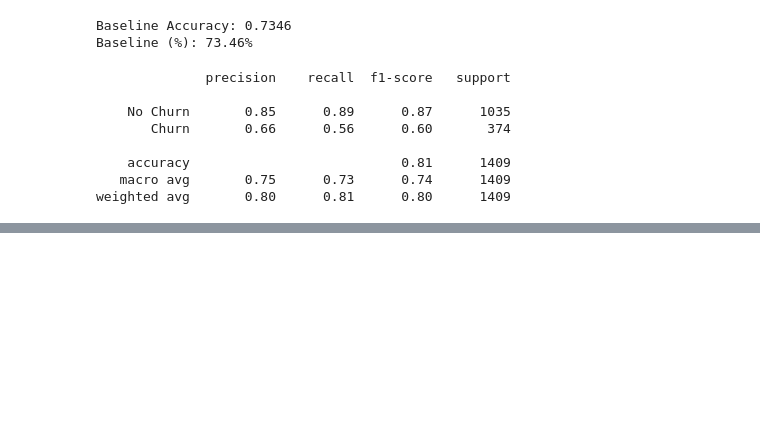
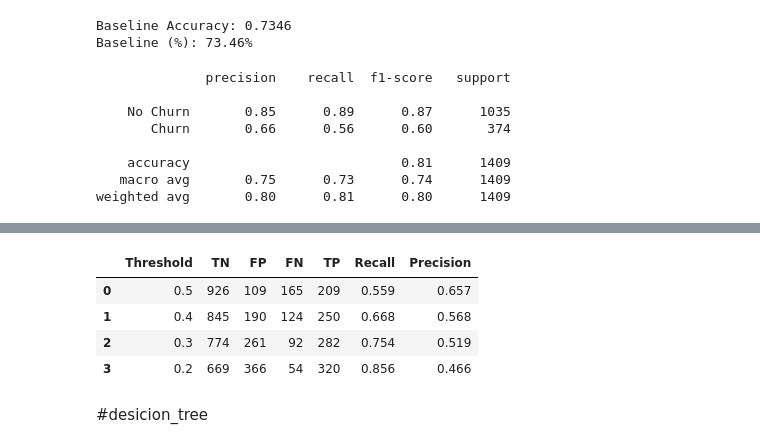
Before and after one commit to dekatii/telco-customer-churn-ml, a Jupyter notebook: notebooks/01_data_exploration.ipynb, the cells around one changed output, grey strips where cells are left out. Saved outputs shown, nothing was run; the diff lists cells and outputs as text; code cells hidden in the pictures; blank space fills up the shorter version.

```diff
--- a/notebooks/01_data_exploration.ipynb
+++ b/notebooks/01_data_exploration.ipynb
@@ -508,0 +529,44 @@ weighted avg       0.80      0.81      0.80      1409
+# %%
+from sklearn.metrics import confusion_matrix, classification_report
+
+# دریافت احتمال Churn برای هر مشتری
+y_proba = model_pipeline.predict_proba(X_test)[:, 1]
+
+# آزمایش چند Threshold مختلف
+thresholds = [0.5, 0.4, 0.3, 0.2]
+
+results = []
+
+for threshold in thresholds:
+    y_pred_threshold = (y_proba >= threshold).astype(int)
+
+    tn, fp, fn, tp = confusion_matrix(
+        y_test,
+        y_pred_threshold,
+        labels=[0, 1]
+    ).ravel()
+
+    recall = tp / (tp + fn)
+    precision = tp / (tp + fp)
+
+    results.append({
+        "Threshold": threshold,
+        "TN": tn,
+        "FP": fp,
+        "FN": fn,
+        "TP": tp,
+        "Recall": recall,
+        "Precision": precision
+    })
+
+results_df = pd.DataFrame(results)
+
+results_df.round(3)
+# %% [output]
+|  | Threshold | TN | FP | FN | TP | Recall | Precision |
+| 0 | 0.5 | 926 | 109 | 165 | 209 | 0.559 | 0.657 |
+| 1 | 0.4 | 845 | 190 | 124 | 250 | 0.668 | 0.568 |
+| 2 | 0.3 | 774 | 261 | 92 | 282 | 0.754 | 0.519 |
+| 3 | 0.2 | 669 | 366 | 54 | 320 | 0.856 | 0.466 |
+# %% [markdown]
+#desicion_tree
```
Also changed, not shown: parts of 6 cells of this notebook.
